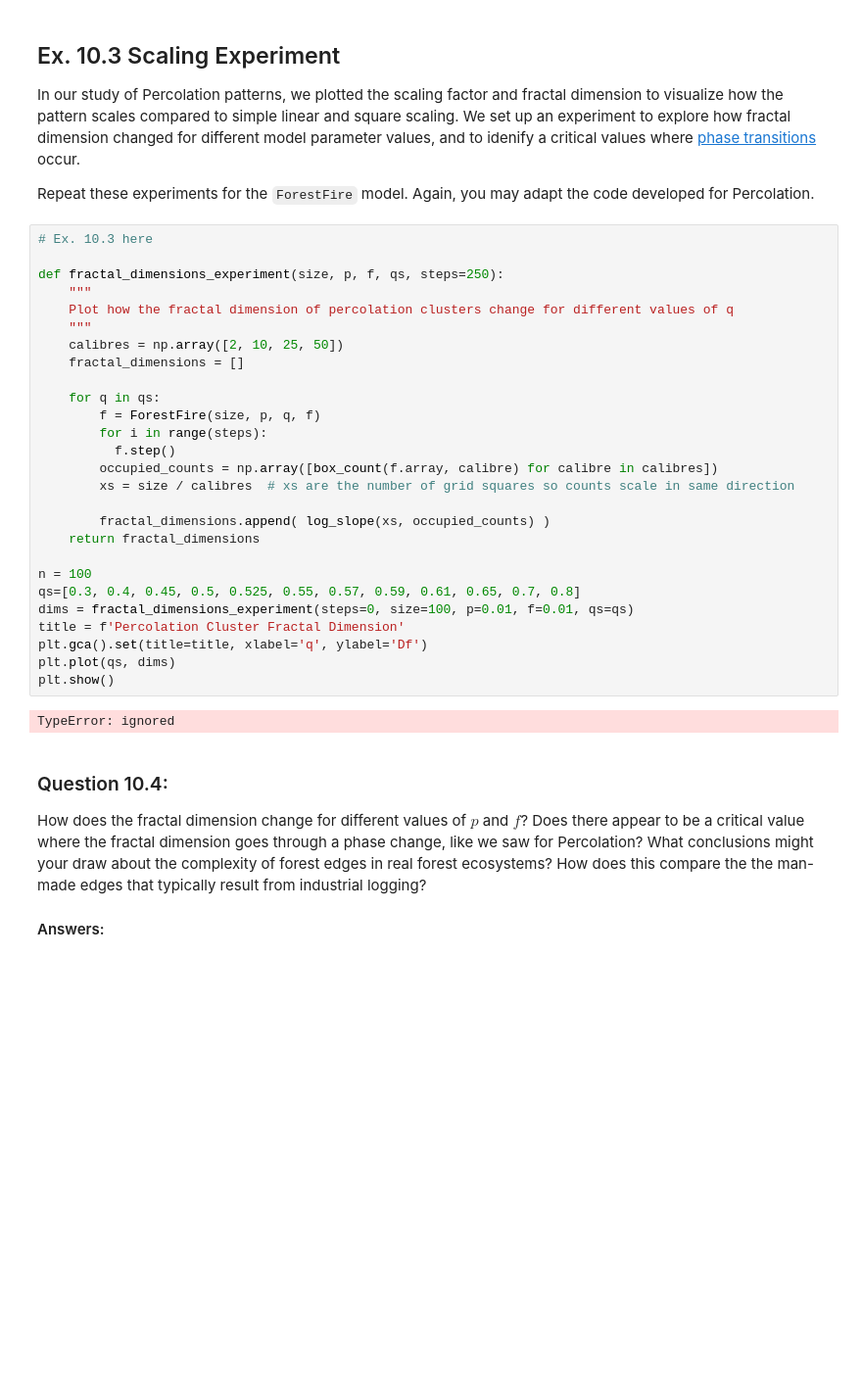
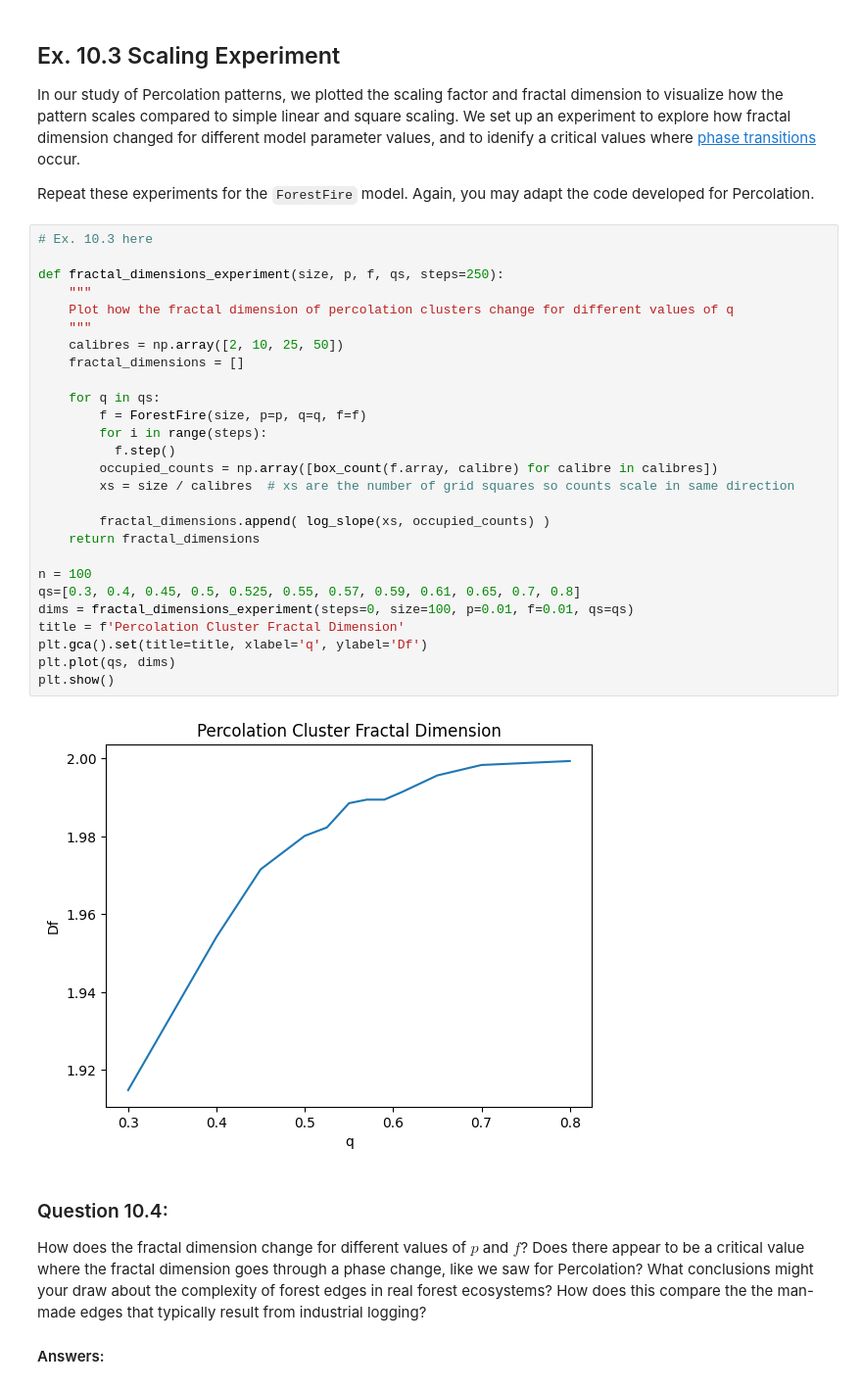
Before and after one commit to owengenge/cap-comp215, a Jupyter notebook: labs/lab07.ipynb, the cells around one changed output. Shown at 98% size. Drawn from its saved outputs; the diff is of its cells as text; blank space fills up the shorter version.

```diff
--- a/labs/lab07.ipynb
+++ b/labs/lab07.ipynb
@@ -548,32 +549,32 @@ Repeat these experiments for the `ForestFire` model.  Again, you may adapt the c
 # %%
 # Ex. 10.3 here
 
 def fractal_dimensions_experiment(size, p, f, qs, steps=250):
     """
     Plot how the fractal dimension of percolation clusters change for different values of q
     """
     calibres = np.array([2, 10, 25, 50])
     fractal_dimensions = []
 
     for q in qs:
-        f = ForestFire(size, p, q, f)
+        f = ForestFire(size, p=p, q=q, f=f)
         for i in range(steps):
           f.step()
         occupied_counts = np.array([box_count(f.array, calibre) for calibre in calibres])
         xs = size / calibres  # xs are the number of grid squares so counts scale in same direction
 
         fractal_dimensions.append( log_slope(xs, occupied_counts) )
     return fractal_dimensions
 
 n = 100
 qs=[0.3, 0.4, 0.45, 0.5, 0.525, 0.55, 0.57, 0.59, 0.61, 0.65, 0.7, 0.8]
 dims = fractal_dimensions_experiment(steps=0, size=100, p=0.01, f=0.01, qs=qs)
 title = f'Percolation Cluster Fractal Dimension'
 plt.gca().set(title=title, xlabel='q', ylabel='Df')
 plt.plot(qs, dims)
 plt.show()
 # %% [output]
-TypeError: ignored
+[figure, added]
 # %% [markdown]
 ### Question 10.4:
 How does the fractal dimension change for different values of $p$ and $f$?
```
Also changed, not shown: parts of 7 cells of this notebook.
